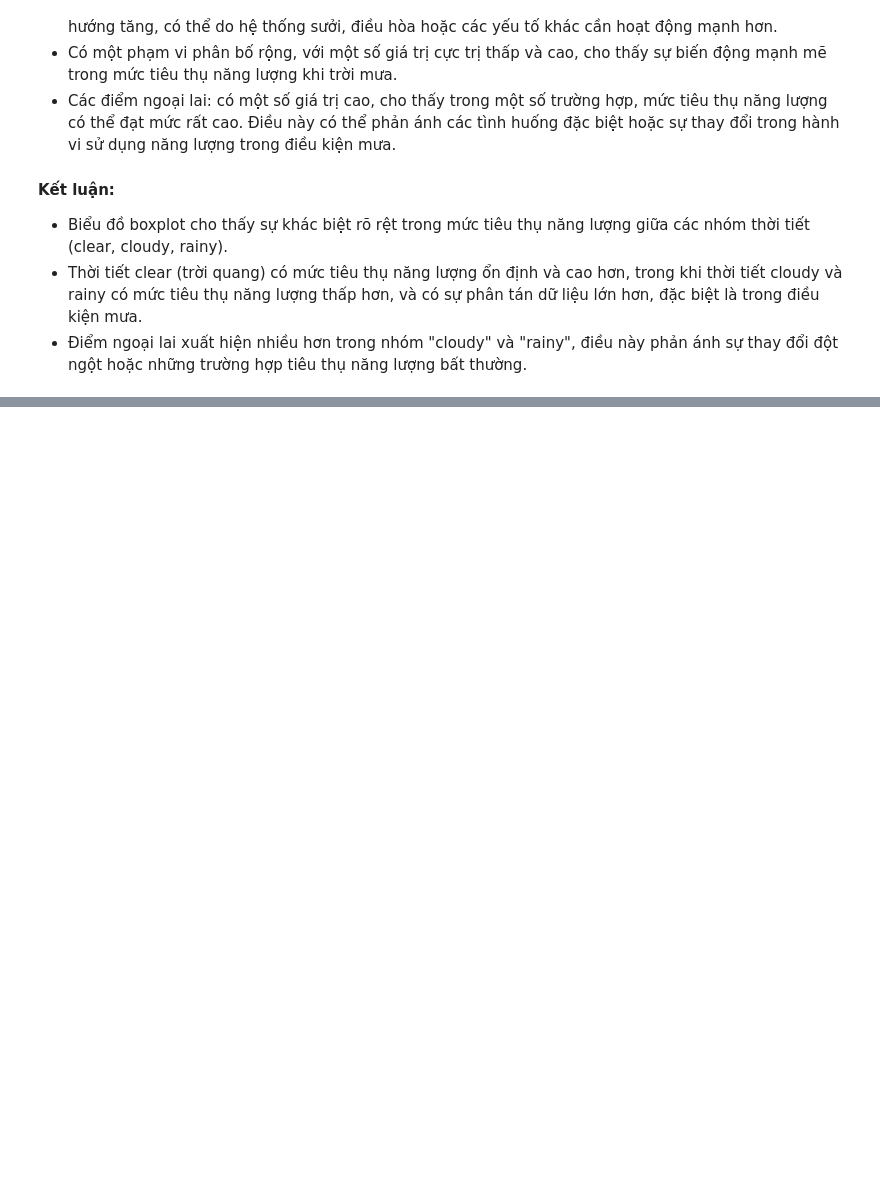
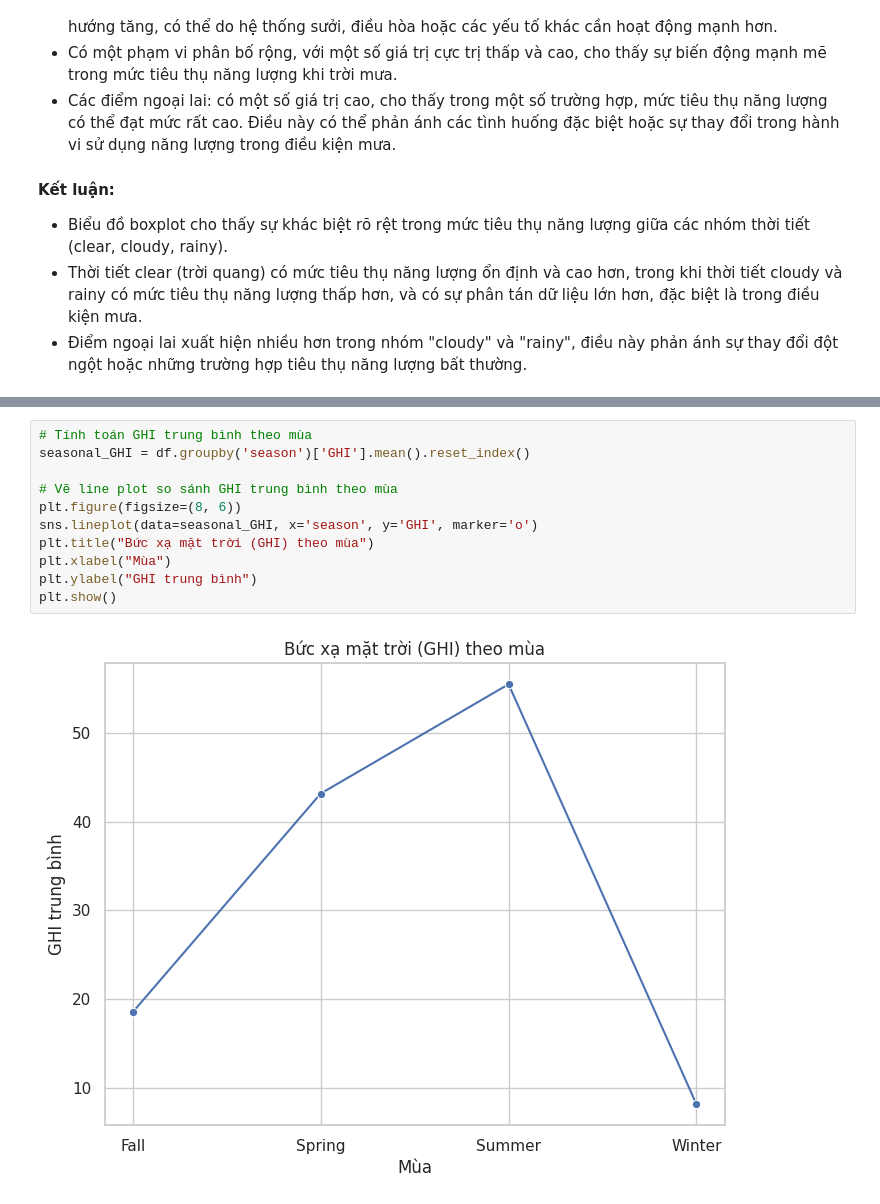
Before and after one commit to alpaca3000/Lab02_DataVisualization, a Jupyter notebook: Source_Codes/questionsTQH.ipynb, the cells around one changed output, grey strips where cells are left out. Drawn from its saved outputs; the diff is of its cells as text; blank space fills up the shorter version.

```diff
--- a/Source_Codes/questionsTQH.ipynb
+++ b/Source_Codes/questionsTQH.ipynb
@@ -165,0 +236,13 @@ Passing `palette` without assigning `hue` is deprecated and will be removed in v
+# %%
+# Tính toán GHI trung bình theo mùa
+seasonal_GHI = df.groupby('season')['GHI'].mean().reset_index()
+
+# Vẽ line plot so sánh GHI trung bình theo mùa
+plt.figure(figsize=(8, 6))
+sns.lineplot(data=seasonal_GHI, x='season', y='GHI', marker='o')
+plt.title("Bức xạ mặt trời (GHI) theo mùa")
+plt.xlabel("Mùa")
+plt.ylabel("GHI trung bình")
+plt.show()
+# %% [output]
+[figure, added]
```
Also changed, not shown: parts of 23 cells of this notebook.
